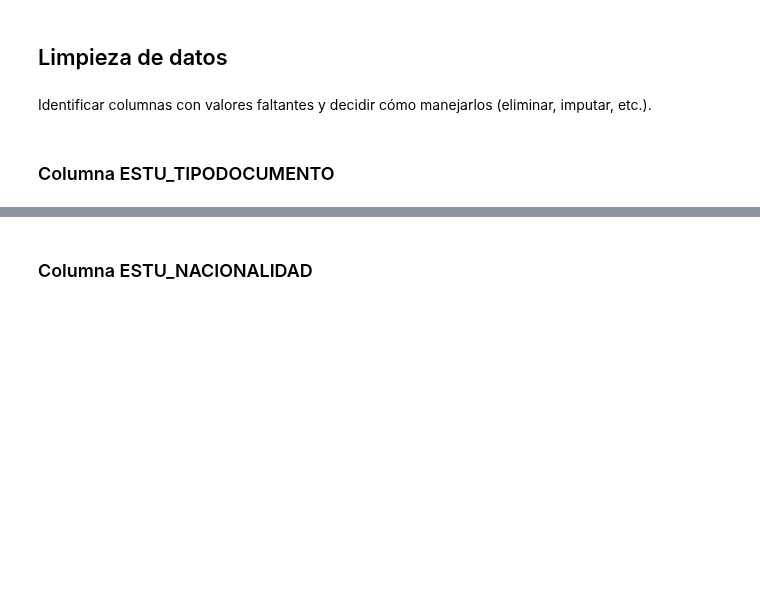
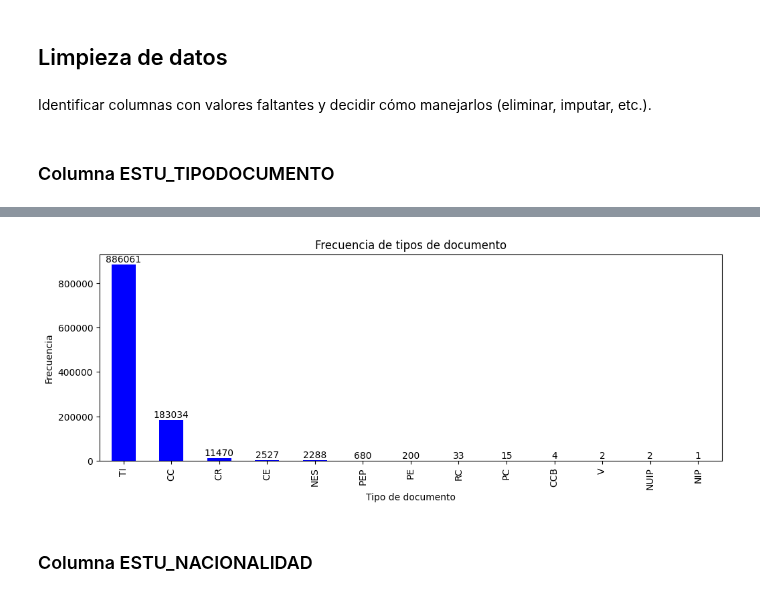
Before and after one commit to wespitia9/AVDV3-219, a Jupyter notebook: Modulo_2-Estadistica_y_Modelado_Matematico_Avanzado/Modulo-2_dev.ipynb, the cells around one changed output, grey strips where cells are left out. Cells and saved outputs as stored; diff of their text form; code cells hidden in the pictures; blank space fills up the shorter version.

```diff
--- a/Modulo_2-Estadistica_y_Modelado_Matematico_Avanzado/Modulo-2_dev.ipynb
+++ b/Modulo_2-Estadistica_y_Modelado_Matematico_Avanzado/Modulo-2_dev.ipynb
@@ -294,16 +340,24 @@ Identificar columnas con valores faltantes y decidir cómo manejarlos (eliminar,
 # %%
 # Obtener valores únicos y su frecuencia en la columna 'ESTU_TIPODOCUMENTO'
+tipo_documento_counts = df_acumulado_saber_11['ESTU_TIPODOCUMENTO'].value_counts()
 
 # Crear la gráfica de barras
-
+plt.figure(figsize=(12, 4))
+ax = tipo_documento_counts.plot(kind='bar', color = 'blue')
 
 # Añadir la cantidad en cada barra
-
+for i, v in enumerate(tipo_documento_counts):
+    ax.text(i, v + 1000, str(v), ha = 'center', va='bottom', fontsize=10)
 
 # Títulos y etiquetas
-
+plt.title('Frecuencia de tipos de documento')
+plt.xlabel('Tipo de documento')
+plt.ylabel('Frecuencia')
 
 # Mostrar la gráfica
+plt.show()
+# %% [output]
+[figure, added]
 # %% [markdown]
 ### Columna ESTU_NACIONALIDAD
 # %%
```
Also changed, not shown: parts of 7 cells of this notebook.
